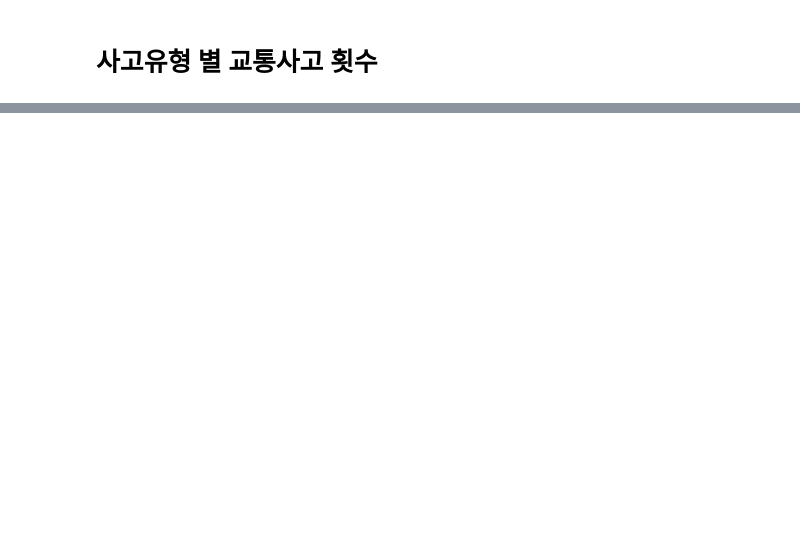
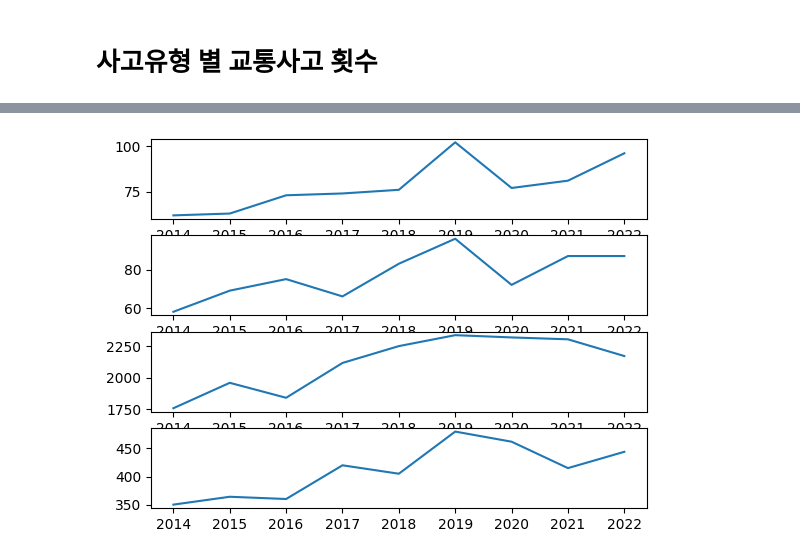
Before and after one commit to Eunkyu-Jeon/cheonan, a Jupyter notebook: cheonan.ipynb, the cells around one changed output, grey strips where cells are left out. Cells and saved outputs as stored; diff of their text form; code cells hidden in the pictures; blank space fills up the shorter version.

```diff
--- a/cheonan.ipynb
+++ b/cheonan.ipynb
@@ -137,0 +108,83 @@ print(len(df20_22.loc[(df20_22['피해운전자 연령']>=60)]))
+# %%
+df20_22=pd.read_csv("cheonanaccident20_22.csv") # 파일명 바꾸기
+
+df20_22['피해운전자 연령'] = df20_22['피해운전자 연령'].fillna('0세')
+df20_22['피해운전자 연령'] = df20_22['피해운전자 연령'].replace('90세 이상','90세')
+df20_22['피해운전자 연령'] = df20_22['피해운전자 연령'].replace('미분류','0세')
+
+df20_22['피해운전자 연령'] = df20_22['피해운전자 연령'].str[:-1]
+df20_22['피해운전자 연령'] = df20_22['피해운전자 연령'].astype('int64')
+
+filtage0 = df20_22['피해운전자 연령']<10
+filtage10 = (df20_22['피해운전자 연령']>=10) & (df20_22['피해운전자 연령']<20)
+filtage20 = (df20_22['피해운전자 연령']>=20) & (df20_22['피해운전자 연령']<60)
+filtage60 = df20_22['피해운전자 연령']>=60
+
+
+#14~16
+accidentChild14 = len(df14_16[filtage0 & filt14])
+accidentTeen14 = len(df14_16[filtage10 & filt14])
+accidentAdult14 = len(df14_16[filtage20 & filt14])
+accidentOld14 = len(df14_16[filtage60 & filt14])
+
+accidentChild15 = len(df14_16[filtage0 & filt15])
+accidentTeen15 = len(df14_16[filtage10 & filt15])
+accidentAdult15 = len(df14_16[filtage20 & filt15])
+accidentOld15 = len(df14_16[filtage60 & filt15])
+
+accidentChild16 = len(df14_16[filtage0 & filt16])
+accidentTeen16 = len(df14_16[filtage10 & filt16])
+accidentAdult16 = len(df14_16[filtage20 & filt16])
+accidentOld16 = len(df14_16[filtage60 & filt16])
+
+
+#17~19
+accidentChild17 = len(df17_19[filtage0 & filt17])
+accidentTeen17 = len(df17_19[filtage10 & filt17])
+accidentAdult17 = len(df17_19[filtage20 & filt17])
+accidentOld17 = len(df17_19[filtage60 & filt17])
+
+accidentChild18 = len(df17_19[filtage0 & filt18])
+accidentTeen18 = len(df17_19[filtage10 & filt18])
+accidentAdult18 = len(df17_19[filtage20 & filt18])
+accidentOld18 = len(df17_19[filtage60 & filt18])
+
+accidentChild19 = len(df17_19[filtage0 & filt19])
+accidentTeen19 = len(df17_19[filtage10 & filt19])
+accidentAdult19 = len(df17_19[filtage20 & filt19])
+accidentOld19 = len(df17_19[filtage60 & filt19])
+
+
+#20~22
+accidentChild20 = len(df20_22[filtage0 & filt20])
+accidentTeen20 = len(df20_22[filtage10 & filt20])
+accidentAdult20 = len(df20_22[filtage20 & filt20])
+accidentOld20 = len(df20_22[filtage60 & filt20])
+
+accidentChild21 = len(df20_22[filtage0 & filt21])
+accidentTeen21 = len(df20_22[filtage10 & filt21])
+accidentAdult21 = len(df20_22[filtage20 & filt21])
+accidentOld21 = len(df20_22[filtage60 & filt21])
+
+accidentChild22 = len(df20_22[filtage0 & filt22])
+accidentTeen22 = len(df20_22[filtage10 & filt22])
+accidentAdult22 = len(df20_22[filtage20 & filt22])
+accidentOld22 = len(df20_22[filtage60 & filt22])
+
+accidentChild = [accidentChild14,accidentChild15,accidentChild16,accidentChild17,accidentChild18,accidentChild19,accidentChild20,accidentChild21,accidentChild22]
+
+accidentTeen = [accidentTeen14,accidentTeen15,accidentTeen16,accidentTeen17,accidentTeen18,accidentTeen19,accidentTeen20,accidentTeen21,accidentTeen22]
+
+accidentAdult = [accidentAdult14,accidentAdult15,accidentAdult16,accidentAdult17,accidentAdult18,accidentAdult19,accidentAdult20,accidentAdult21,accidentAdult22]
+
+accidentOld = [accidentOld14,accidentOld15,accidentOld16,accidentOld17,accidentOld18,accidentOld19,accidentOld20,accidentOld21,accidentOld22]
+
+plt.subplot(411)
+plt.plot(years,accidentChild)
+plt.subplot(412)
+plt.plot(years,accidentTeen)
+plt.subplot(413)
+plt.plot(years,accidentAdult)
+plt.subplot(414)
+plt.plot(years,accidentOld)
+# %% [output]
@@ -137,0 +192 @@ print(len(df20_22.loc[(df20_22['피해운전자 연령']>=60)]))
+[figure, added]
```
Also changed, not shown: parts of 93 cells of this notebook, 3 other files.
